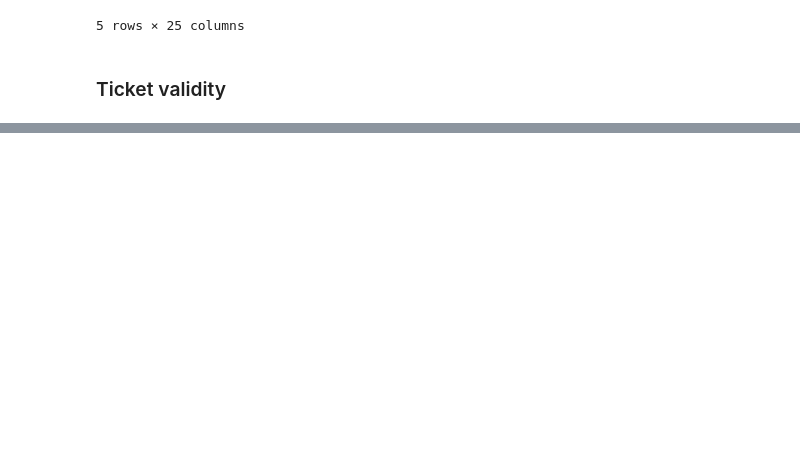
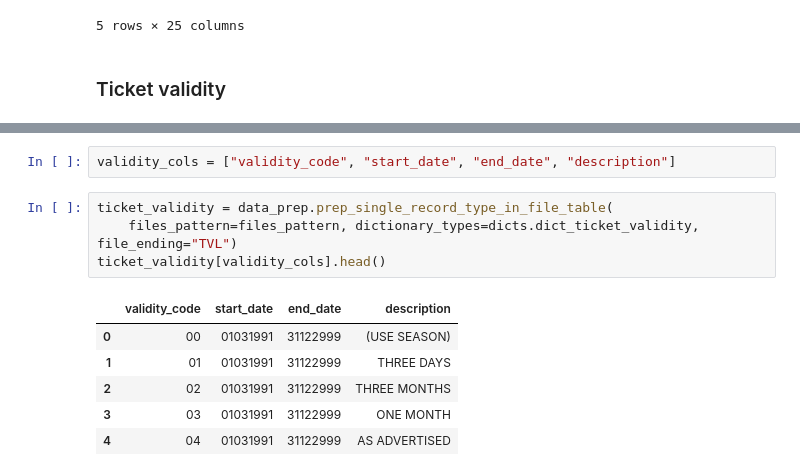
Before and after one commit to gratipine/training_data, a Jupyter notebook: notebooks/0.2_fares.ipynb, the cells around one changed output, grey strips where cells are left out. Drawn from its saved outputs; the diff is of its cells as text; blank space fills up the shorter version.

```diff
--- a/notebooks/0.2_fares.ipynb
+++ b/notebooks/0.2_fares.ipynb
@@ -124,0 +100,13 @@ ticket_types
+# %%
+validity_cols = ["validity_code", "start_date", "end_date", "description"]
+# %%
+ticket_validity = data_prep.prep_single_record_type_in_file_table(
+    files_pattern=files_pattern, dictionary_types=dicts.dict_ticket_validity, file_ending="TVL")
+ticket_validity[validity_cols].head()
+# %% [output]
+|  | validity_code | start_date | end_date | description |
+| 0 | 00 | 01031991 | 31122999 | (USE SEASON) |
+| 1 | 01 | 01031991 | 31122999 | THREE DAYS |
+| 2 | 02 | 01031991 | 31122999 | THREE MONTHS |
+| 3 | 03 | 01031991 | 31122999 | ONE MONTH |
+| 4 | 04 | 01031991 | 31122999 | AS ADVERTISED |
```
Also changed, not shown: parts of 14 cells of this notebook, 2 other files.
